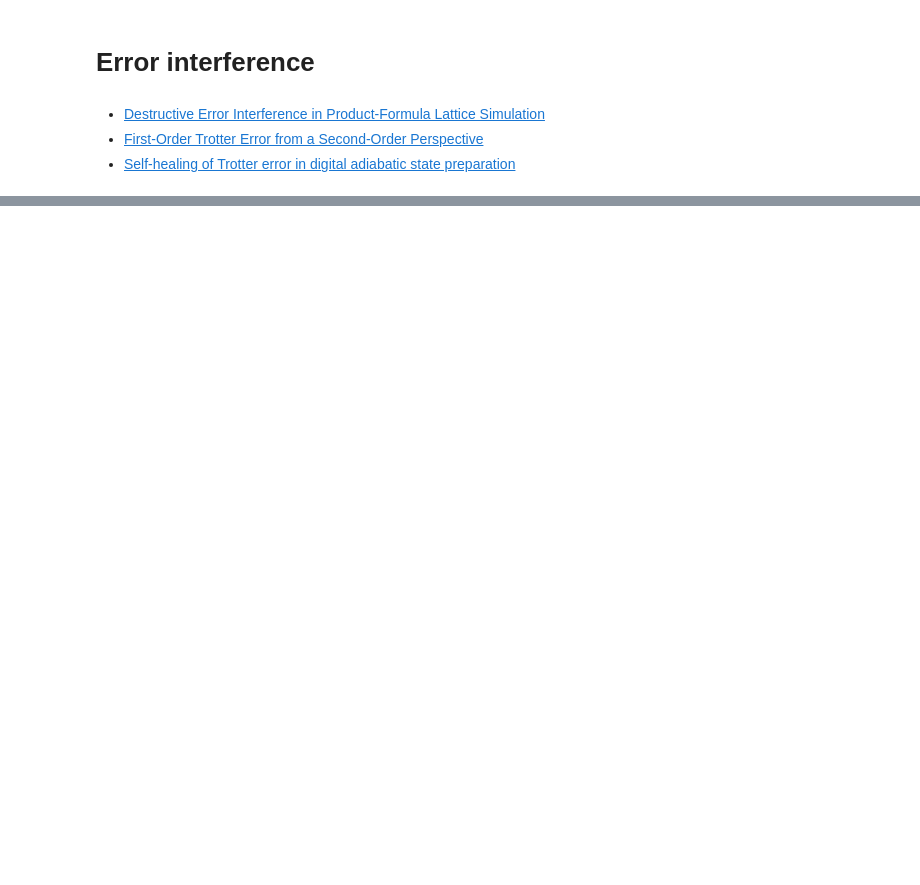
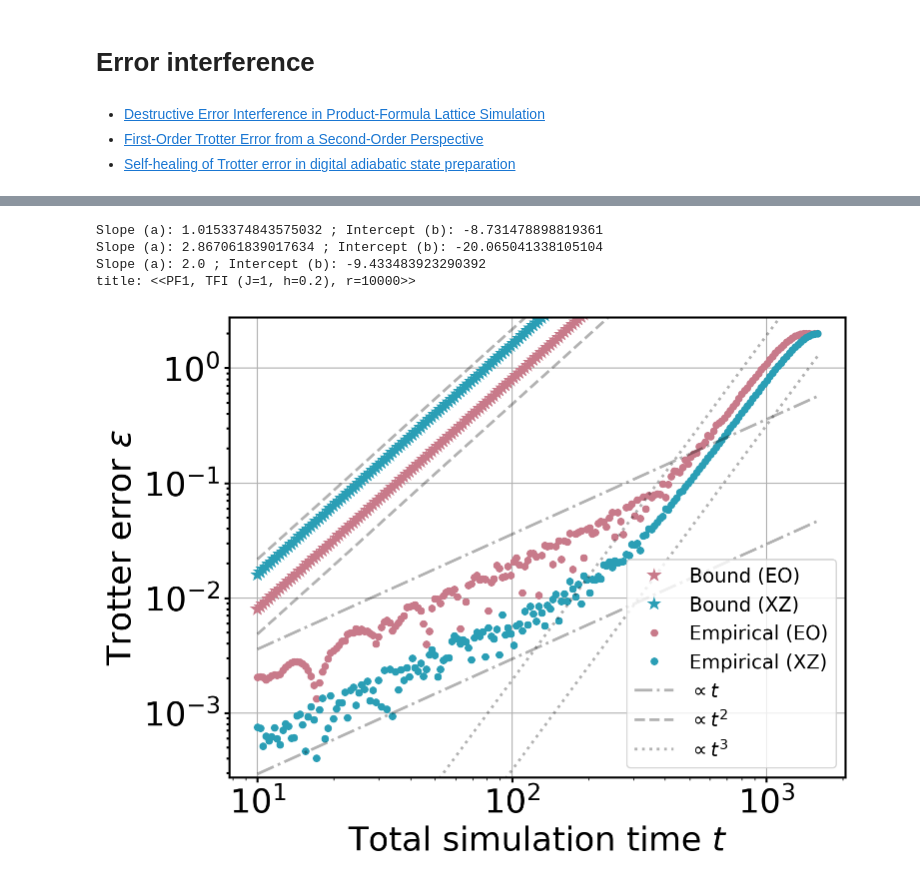
Before and after one commit to Jue-Xu/cookbook-quantum-simulation, a Jupyter notebook: interference.ipynb, the cells around one changed output, grey strips where cells are left out. Cells and saved outputs as stored; diff of their text form; code cells hidden in the pictures; blank space fills up the shorter version.

```diff
--- a/interference.ipynb
+++ b/interference.ipynb
@@ -10,0 +14,8 @@ from trotter import *
+# %%
+prefix, suffix = "TFI", "PF1_AB"
+n = 6
+r = 10000
+J, h = 1, 0.2
+tfI = Nearest_Neighbour_1d(n=n, Jz=J, hx=h, pbc=True)
+print('Parity grouping: \n', tfI.ham_par)
+print('XYZ grouping: \n', tfI.ham_xyz)
@@ -50,0 +55,30 @@ a_em: 2.8518138951148777; b_em: -20.816110546421523
+# %%
+plt.rc('font', size=MEDIUM_SIZE+2)  # controls default text sizes
+plt.rc('legend', fontsize=MEDIUM_SIZE-4)
+fig, ax = plt.subplots(1, 1, figsize=(8, 6))
+
+start1, end1 = int(2*len(t_list)/10), int(5*len(t_list)/10)
+start2, end2 = int(7*len(t_list)/10), int(9*len(t_list)/10)
+_, a_1, b_1 = linear_loglog_fit(t_list[start1:end1], emp_err_list_eo[start1:end1], verbose=True)
+_, a_2, b_2 = linear_loglog_fit(t_list[start2:end2], emp_err_list_xz[start2:end2], verbose=True)
+_, a_bnd, b_bnd = linear_loglog_fit(t_list, bnd_err_list_eo, verbose=True)
+
+ax.plot(t_list, bnd_err_list_eo, '*', label='Bound (EO)', markeredgewidth=0.0, c='#C87A8AFF')
+ax.plot(t_list, bnd_err_list_xz, '*', label='Bound (XZ)', markeredgewidth=0.0, c='#2A9EB5FF')
+ax.plot(t_list, emp_err_list_eo, '.', label='Empirical (EO)', markeredgewidth=0.0, c='#C87A8AFF')
+ax.plot(t_list, emp_err_list_xz, '.', label='Empirical (XZ)', markeredgewidth=0.0, c='#2A9EB5FF')
+ax.plot(t_list, [t*exp(b_1+0.8) for t in t_list], 'k-.', linewidth=2, alpha=0.3, label=fr'$\propto t$')
+ax.plot(t_list, [t*exp(b_1-1.7) for t in t_list], 'k-.', linewidth=2, alpha=0.3)
+ax.plot(t_list, [t**2*exp(b_bnd+1) for t in t_list], 'k--', linewidth=2, alpha=0.3, label=fr'$\propto t^2$')
+ax.plot(t_list, [t**2*exp(b_bnd-.5) for t in t_list], 'k--', linewidth=2, alpha=0.3)
+ax.plot(t_list, [t**3*exp(b_2-0) for t in t_list], 'k:', linewidth=2, alpha=0.3, label=fr'$\propto t^3$')
+ax.plot(t_list, [t**3*exp(b_2-1.8) for t in t_list], 'k:', linewidth=2, alpha=0.3)
+ax_set_text(ax, r'Total simulation time $t$', r'Trotter error $\epsilon$', log='xy', ylim=[min(emp_err_list_xz)*0.8, max(emp_err_list_xz)*1.2], legend='best')
+title = f'PF1, TFI (J={J}, h={h}), r={r}'
+print(f'title: <<{title}>>')
+# %% [output]
+Slope (a): 1.0153374843575032 ; Intercept (b): -8.731478898819361
+Slope (a): 2.867061839017634 ; Intercept (b): -20.065041338105104
+Slope (a): 2.0 ; Intercept (b): -9.433483923290392
+title: <<PF1, TFI (J=1, h=0.2), r=10000>>
+[figure, added]
```
Also changed, not shown: parts of 4 cells of this notebook.
